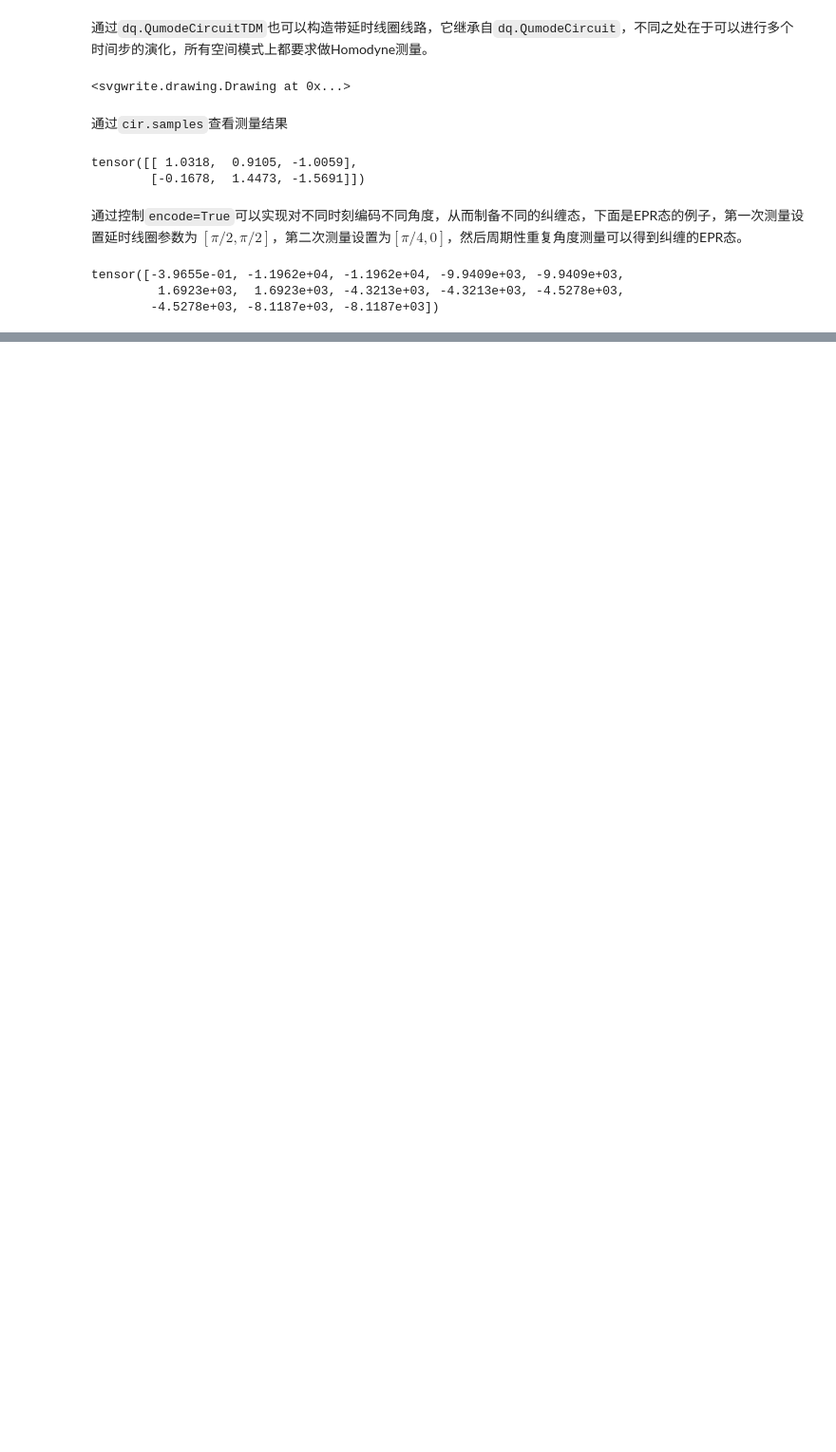
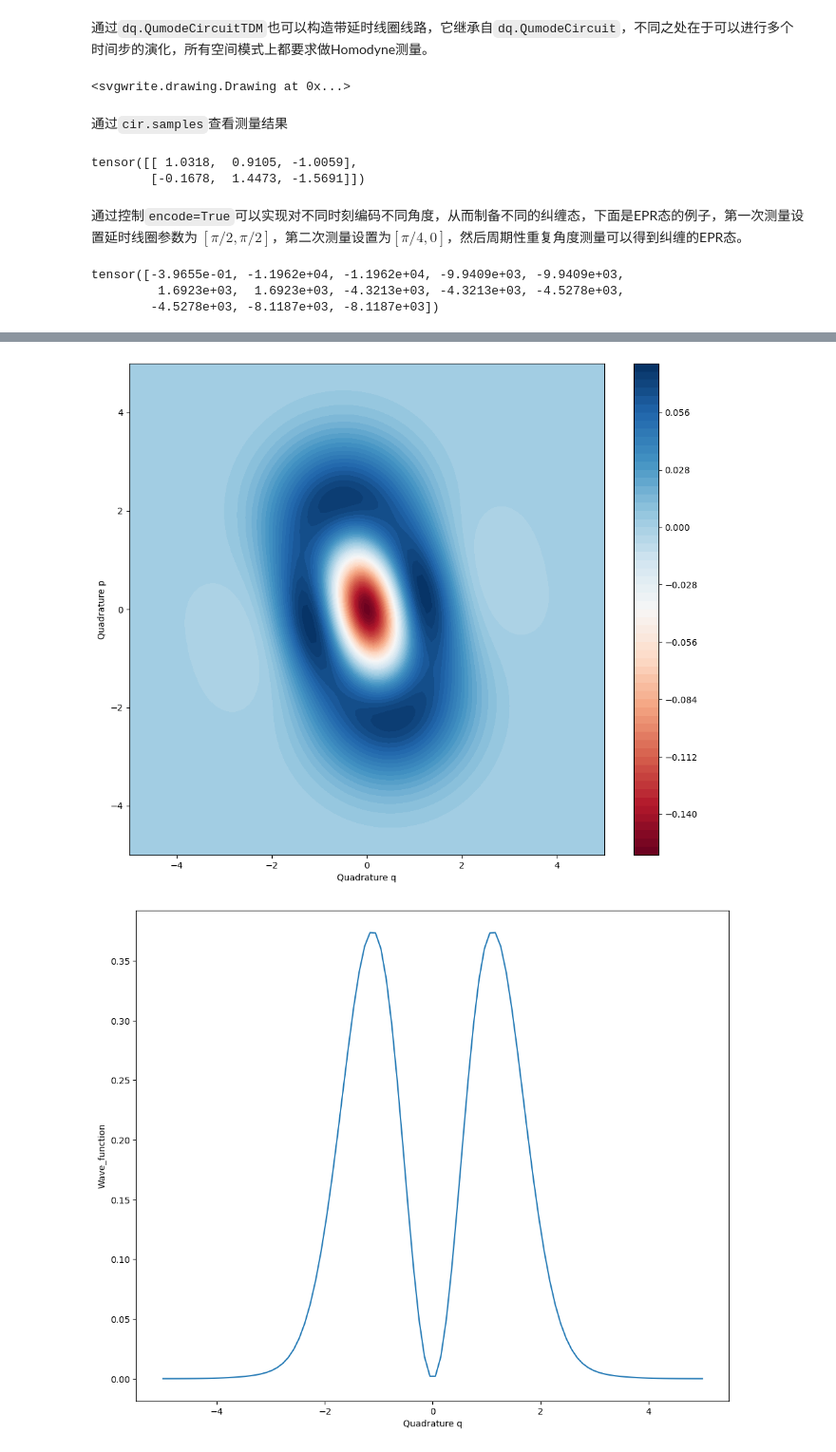
Before and after one commit to TuringQ/deepquantum, a Jupyter notebook: docs/photonic_basics.ipynb, the cells around one changed output, grey strips where cells are left out. Shown at 95% size. Cells and saved outputs as stored; diff of their text form; code cells hidden in the pictures; blank space fills up the shorter version.

```diff
--- a/docs/photonic_basics.ipynb
+++ b/docs/photonic_basics.ipynb
@@ -1354,0 +1433,10 @@ tensor([-3.9655e-01, -1.1962e+04, -1.1962e+04, -9.9409e+03, -9.9409e+03,
+# %%
+# 猫态实例化
+cat = dq.CatState(r=1)
+pvec = torch.linspace(-5, 5, 100)
+qvec = torch.linspace(-5, 5, 100)
+wigner = cat.wigner(wire=[0], qvec=qvec, pvec=pvec, plot=True) # wigner 函数可视化
+marginal = cat.marginal(wire=[0], qvec=qvec, plot=True) # 边缘分布p(x)可视化
+# %% [output]
+[figure, added]
+[figure, added]
```
Also changed, not shown: parts of 18 cells of this notebook.
